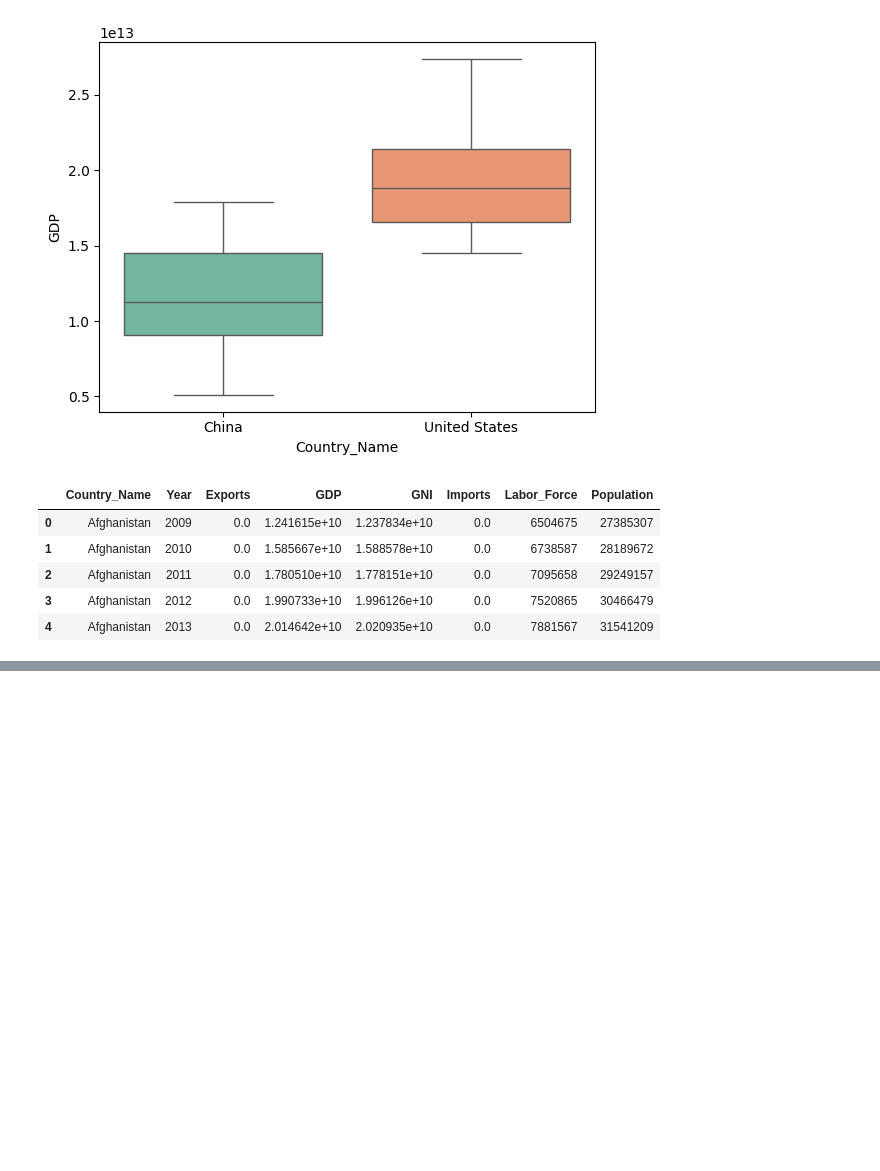
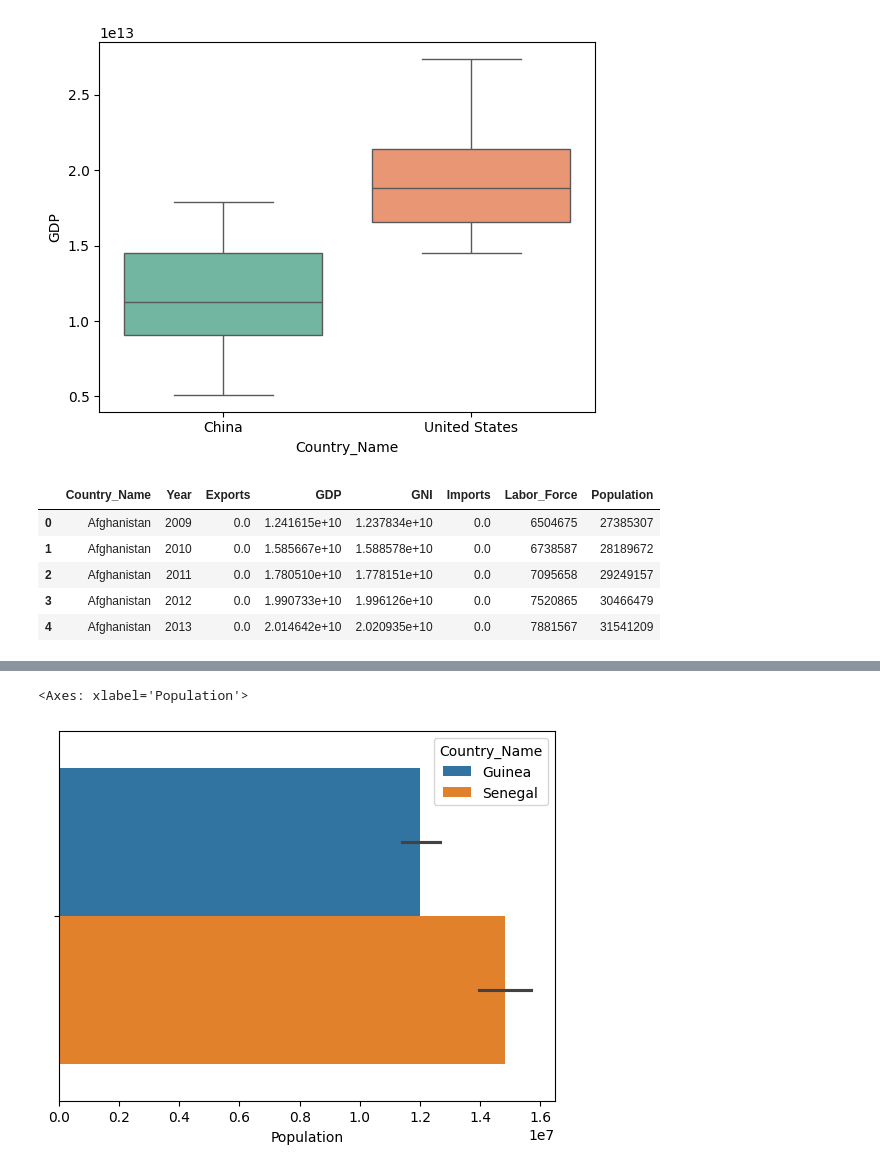
Before and after one commit to koto253/Data_Science_Portfolio, a Jupyter notebook: GDP_Economic_Indicators/gdp_df_Preprocessing.ipynb, the cells around one changed output, grey strips where cells are left out. Drawn from its saved outputs; the diff is of its cells as text; code cells hidden in the pictures; blank space fills up the shorter version.

```diff
--- a/GDP_Economic_Indicators/gdp_df_Preprocessing.ipynb
+++ b/GDP_Economic_Indicators/gdp_df_Preprocessing.ipynb
@@ -332,0 +466,5 @@ pd.read_csv('cleaned_gdp_df.csv').head()
+# %%
+sns.barplot(data=guinea_gdp, x='Population', hue='Country_Name')
+# %% [output]
+<Axes: xlabel='Population'>
+[figure, added]
```
Also changed, not shown: parts of 15 cells of this notebook.
